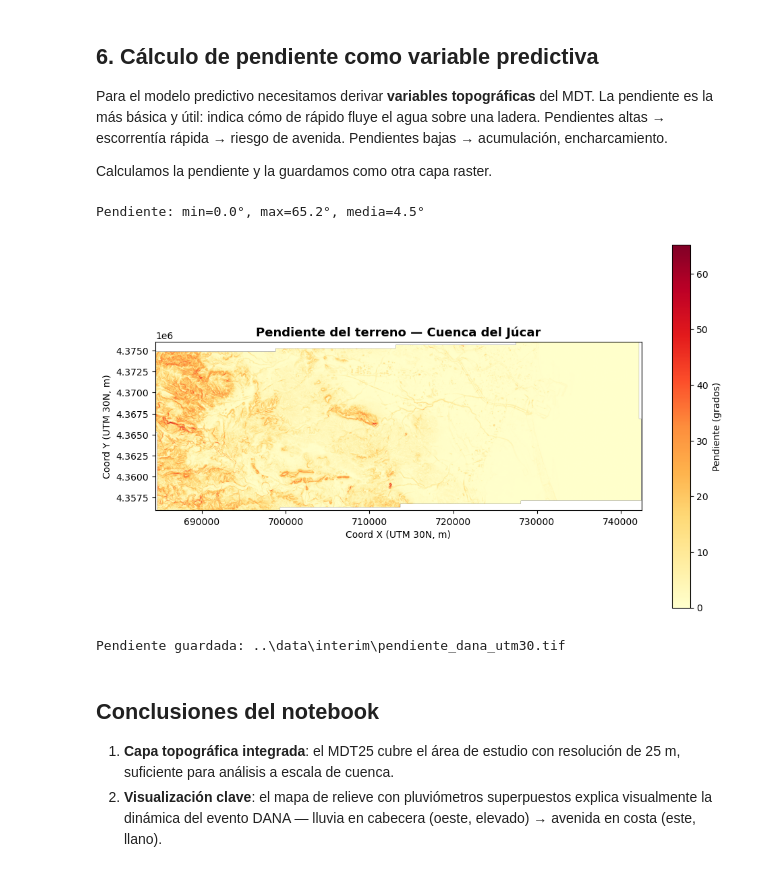
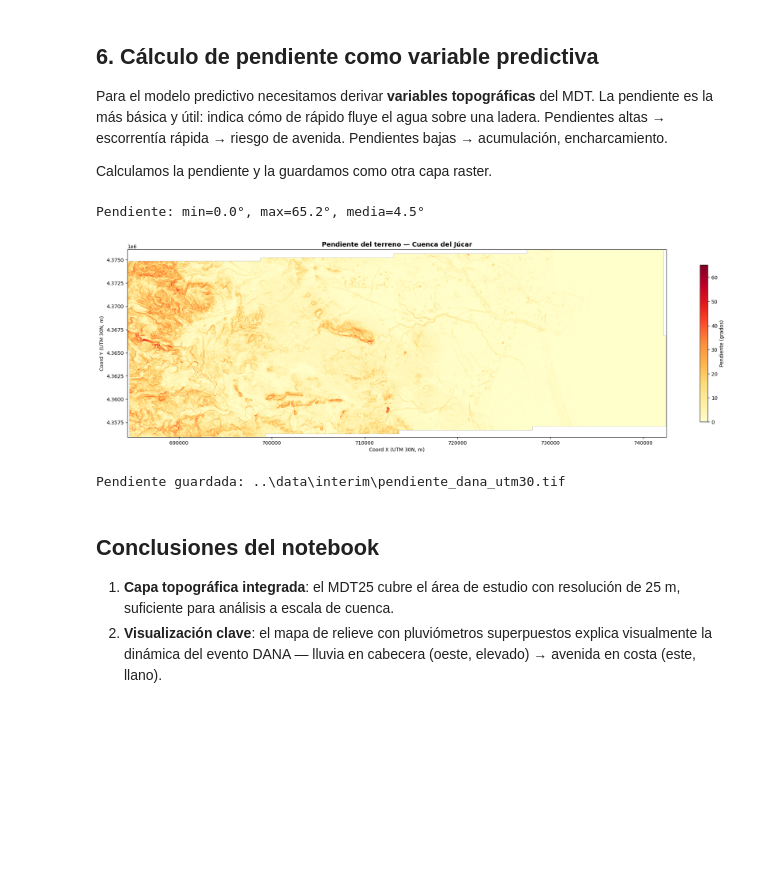
Before and after one commit to mariiaperezb-prog/tfm-flood-warning, a Jupyter notebook: notebooks/06_eda_mdt.ipynb, the cells around one changed output. Cells and saved outputs as stored; diff of their text form; code cells hidden in the pictures; blank space fills up the shorter version.

```diff
--- a/notebooks/06_eda_mdt.ipynb
+++ b/notebooks/06_eda_mdt.ipynb
@@ -324,36 +324,36 @@ with rasterio.open(src_path) as src:
 
 # Gradientes en X y en Y (en metros por píxel)
 dy, dx = np.gradient(dem, res)
 
 # Pendiente en grados (atan de la magnitud del gradiente)
 pendiente_grados = np.degrees(np.arctan(np.sqrt(dx**2 + dy**2)))
 
 print(f"Pendiente: min={np.nanmin(pendiente_grados):.1f}°, "
       f"max={np.nanmax(pendiente_grados):.1f}°, "
       f"media={np.nanmean(pendiente_grados):.1f}°")
 
 # Visualización
-fig, ax = plt.subplots(figsize=(10, 8))
+fig, ax = plt.subplots(figsize=(20, 15))
 im = ax.imshow(pendiente_grados, cmap="YlOrRd",
                extent=[src.bounds.left, src.bounds.right, src.bounds.bottom, src.bounds.top])
 ax.set_title("Pendiente del terreno — Cuenca del Júcar", fontsize=13, fontweight="bold")
 ax.set_xlabel("Coord X (UTM 30N, m)")
 ax.set_ylabel("Coord Y (UTM 30N, m)")
-plt.colorbar(im, ax=ax, label="Pendiente (grados)", shrink=0.7)
+plt.colorbar(im, ax=ax, label="Pendiente (grados)", shrink=0.3)
 plt.tight_layout()
 plt.savefig("../data/processed/pendiente_dana.png", dpi=150, bbox_inches="tight")
 plt.show()
 
 # Guardamos la pendiente como raster
 out_slope = Path("../data/interim/pendiente_dana_utm30.tif")
 profile_pendiente.update({"dtype": "float32", "compress": "deflate"})
 with rasterio.open(out_slope, "w", **profile_pendiente) as dst:
     dst.write(pendiente_grados.astype("float32"), 1)
 
 print(f"\nPendiente guardada: {out_slope}")
 # %% [output]
 Pendiente: min=0.0°, max=65.2°, media=4.5°
-[figure, old version]
+[figure, new version]
 Pendiente guardada: ..\data\interim\pendiente_dana_utm30.tif
 # %% [markdown]
 ## Conclusiones del notebook
```
Also changed, not shown: parts of 2 cells of this notebook.
